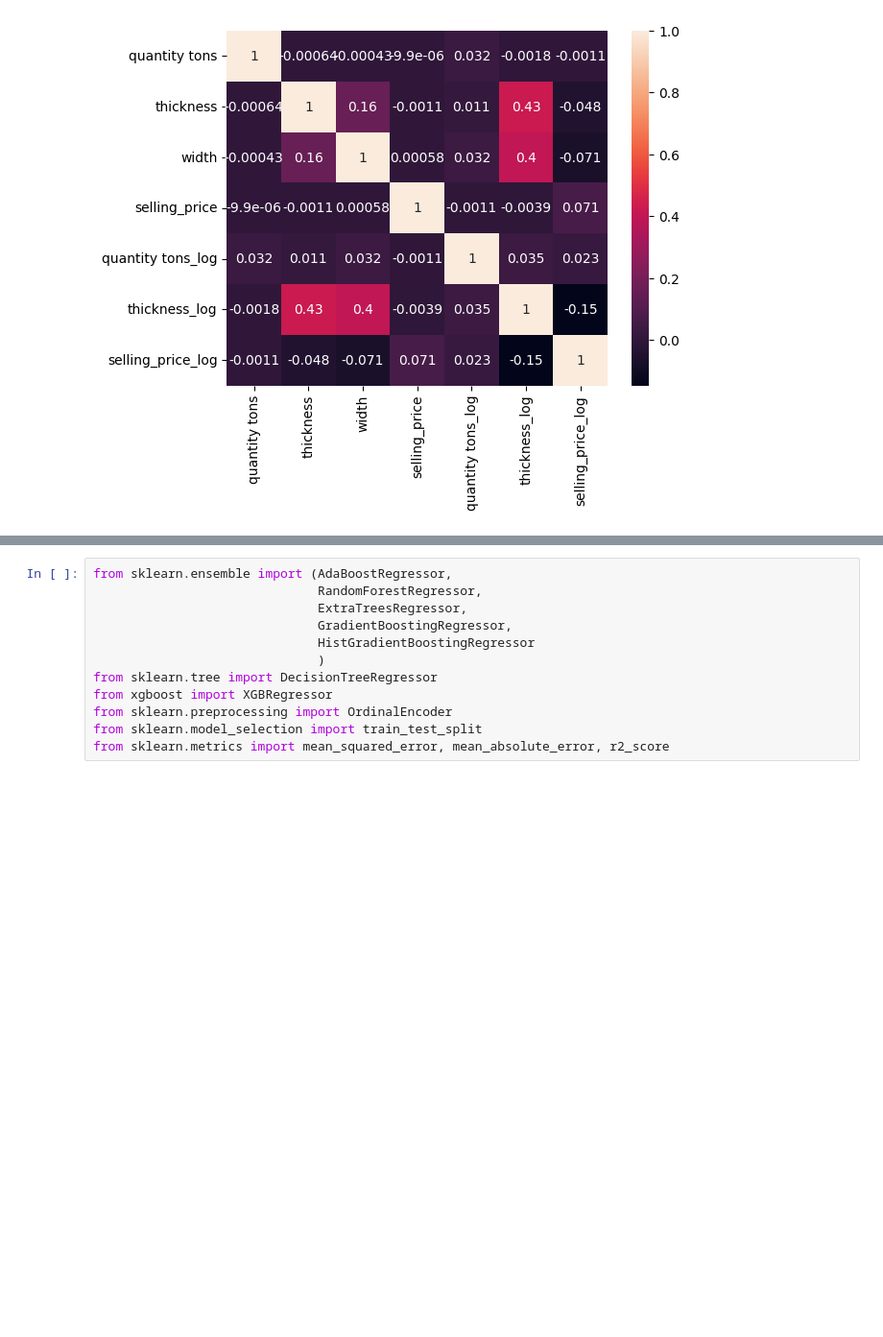
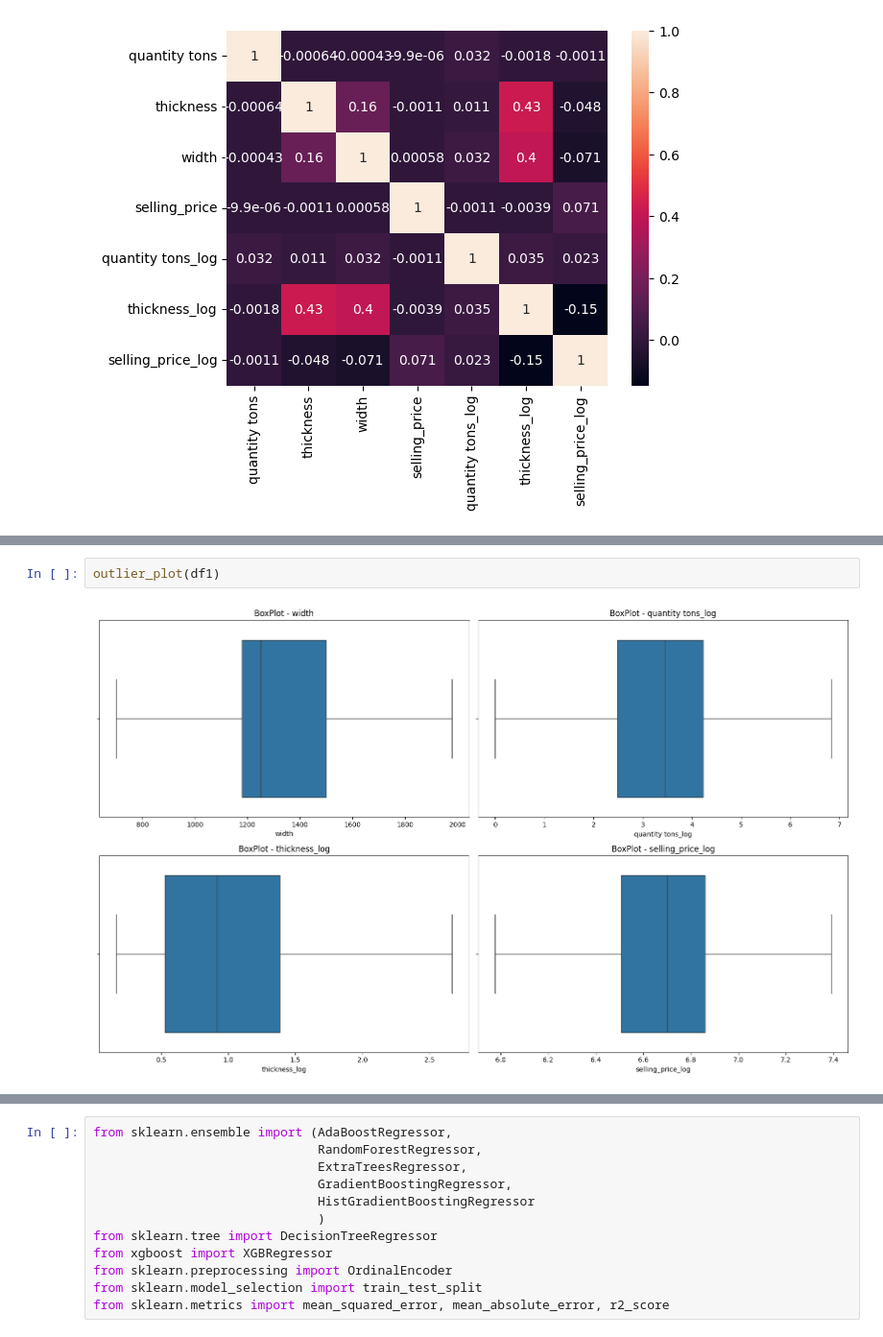
Before and after one commit to virenemmanuel/Industrial-Copper-Modeling, a Jupyter notebook: industrial_copper_modeling.ipynb, the cells around one changed output, grey strips where cells are left out. Shown at 96% size. Saved outputs shown, nothing was run; the diff lists cells and outputs as text; blank space fills up the shorter version.

```diff
--- a/industrial_copper_modeling.ipynb
+++ b/industrial_copper_modeling.ipynb
@@ -480,0 +499,4 @@ sns.heatmap(df1[column_name].corr(), annot=True)
+# %%
+outlier_plot(df1)
+# %% [output]
+[figure, added]
```
Also changed, not shown: parts of 28 cells of this notebook.
